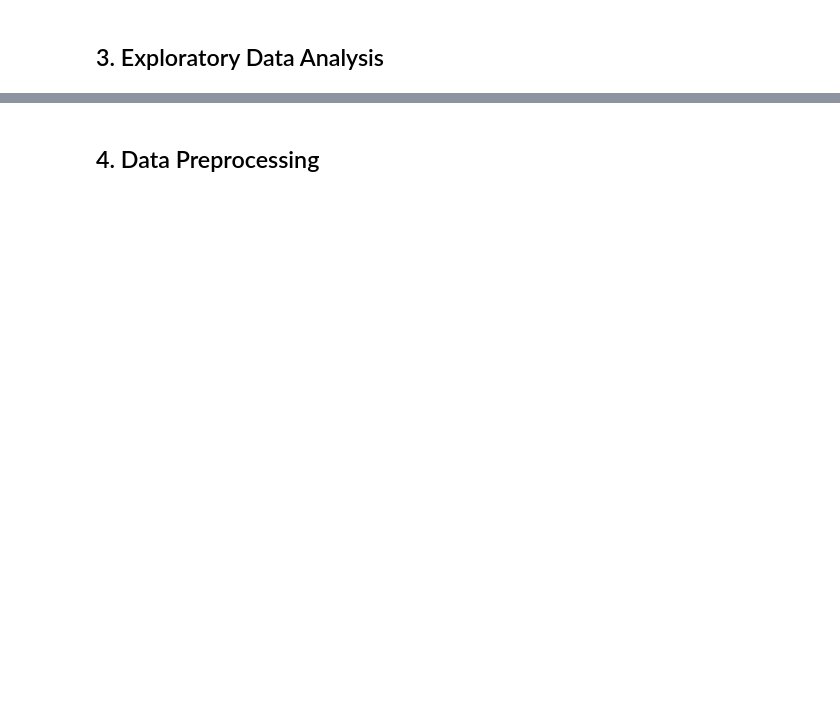
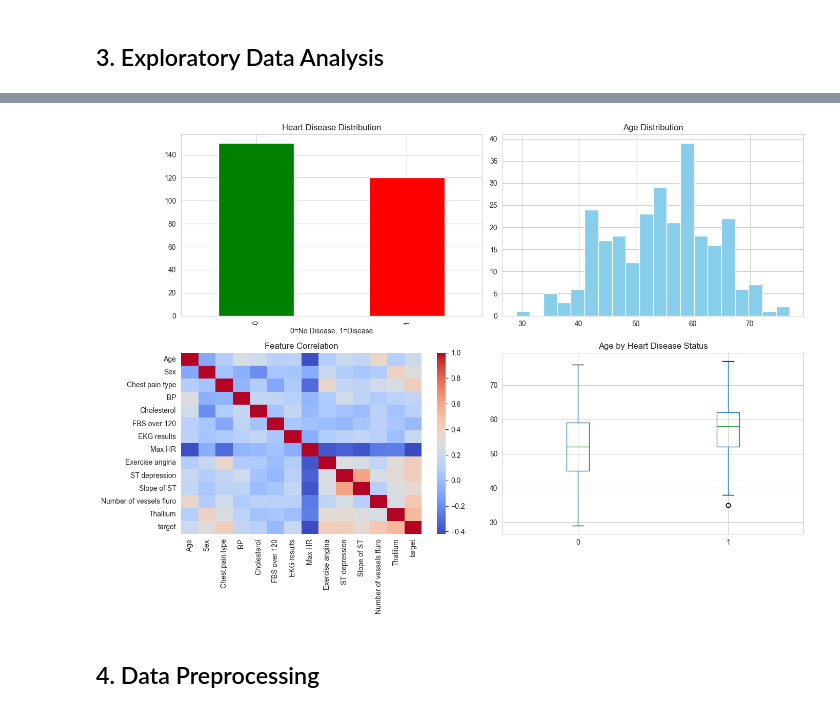
Before and after one commit to TanishqChavan10/Multiple_disease_Predictor, a Jupyter notebook: notebooks/03_Heart_Disease_Prediction.ipynb, the cells around one changed output, grey strips where cells are left out. Drawn from its saved outputs; the diff is of its cells as text; code cells hidden in the pictures; blank space fills up the shorter version.

```diff
--- a/notebooks/03_Heart_Disease_Prediction.ipynb
+++ b/notebooks/03_Heart_Disease_Prediction.ipynb
@@ -39,19 +41,12 @@ print("✓ Libraries imported!")
 **Dataset Source:** Heart disease dataset (UCI ML Repository / Kaggle)
 **Columns:** age, sex, cp, trestbps, chol, fbs, restecg, thalach, exang, oldpeak, slope, ca, thal, target
 # %%
-# TODO: Replace with actual dataset path
-# Common dataset: https://www.kaggle.com/datasets/johnsmith88/heart-disease-dataset
 
-# Example loading (uncomment and modify path):
-# df = pd.read_csv('path/to/heart_disease.csv')
-
-# For demonstration, create synthetic data structure
 print("Expected columns:")
 columns = ['age', 'sex', 'cp', 'trestbps', 'chol', 'fbs', 'restecg',
            'thalach', 'exang', 'oldpeak', 'slope', 'ca', 'thal', 'target']
 print(columns)
 
-# Load your dataset here:
-# df = pd.read_csv('your_heart_disease_data.csv')
-# display(df.head())
-# print(f"Dataset shape: {df.shape}")
+df = pd.read_csv('../Frontend/data/Heart_Disease_Prediction.csv')
+display(df.head())
+print(f"Dataset shape: {df.shape}")
@@ -70,27 +119,62 @@ print(columns)
 # %%
 # Visualizations
 # Uncomment when data is loaded:
-# fig, axes = plt.subplots(2, 2, figsize=(14, 10))
-#
-# # Target distribution
-# df['target'].value_counts().plot(kind='bar', ax=axes[0,0], color=['green', 'red'])
-# axes[0,0].set_title('Heart Disease Distribution')
-# axes[0,0].set_xlabel('0=No Disease, 1=Disease')
-#
-# # Age distribution
-# df['age'].hist(bins=20, ax=axes[0,1], color='skyblue')
-# axes[0,1].set_title('Age Distribution')
-#
-# # Correlation heatmap
-# sns.heatmap(df.corr(), annot=False, cmap='coolwarm', ax=axes[1,0])
-# axes[1,0].set_title('Feature Correlation')
-#
-# # Box plot for age by target
-# df.boxplot(column='age', by='target', ax=axes[1,1])
-# axes[1,1].set_title('Age by Heart Disease Status')
-#
-# plt.tight_layout()
-# plt.show()
+fig, axes = plt.subplots(2, 2, figsize=(14, 10))
+
+# Ensure a standardized 'target' column exists (0 = No disease, 1 = Disease)
+if 'target' not in df.columns:
+	if 'Heart Disease' in df.columns:
+		# Map common string labels to 0/1
+		df['target'] = df['Heart Disease'].map({'Presence': 1, 'Absence': 0})
+	else:
+		# Try other common variants (case-insensitive)
+		cols_lower = {c.lower(): c for c in df.columns}
+		if 'heart disease' in cols_lower:
+			colname = cols_lower['heart disease']
+			df['target'] = df[colname].map(lambda v: 1 if str(v).lower().startswith('pres') else 0 if str(v).lower().startswith('abs') else np.nan)
+		elif 'target' in cols_lower and cols_lower['target'] != 'target':
+			df['target'] = df[cols_lower['target']]
+		else:
+			# As a last resort try to convert any object column with two unique values to binary
+			obj_cols = df.select_dtypes(include='object').columns.tolist()
+			created = False
+			for c in obj_cols:
+				uniques = df[c].dropna().unique()
+				if len(uniques) == 2:
+					mapping = {uniques[0]: 1, uniques[1]: 0}
+					df['target'] = df[c].map(mapping)
+					created = True
+					break
+			if not created:
+				raise KeyError("Could not find or create a 'target' column. Expected 'target' or 'Heart Disease'.")
+
+# Target distribution
+df['target'].value_counts().sort_index().plot(kind='bar', ax=axes[0,0], color=['green', 'red'])
+axes[0,0].set_title('Heart Disease Distribution')
+axes[0,0].set_xlabel('0=No Disease, 1=Disease')
+
+# Age distribution (handle 'Age' or 'age')
+age_col = 'Age' if 'Age' in df.columns else 'age' if 'age' in df.columns else None
+if age_col is None:
+	raise KeyError("Could not find an 'Age' column (expected 'Age' or 'age').")
+df[age_col].hist(bins=20, ax=axes[0,1], color='skyblue')
+axes[0,1].set_title('Age Distribution')
+
+# Correlation heatmap (use numeric columns only)
+numeric_df = df.select_dtypes(include=[np.number])
+sns.heatmap(numeric_df.corr(), annot=False, cmap='coolwarm', ax=axes[1,0])
+axes[1,0].set_title('Feature Correlation')
+
+# Box plot for age by target
+df.boxplot(column=age_col, by='target', ax=axes[1,1])
+axes[1,1].set_title('Age by Heart Disease Status')
+axes[1,1].set_xlabel('')
+plt.suptitle('')  # remove automatic suptitle from boxplot
+
+plt.tight_layout()
+plt.show()
+# %% [output]
+[figure, added]
 # %% [markdown]
 ## 4. Data Preprocessing
 # %%
```
Also changed, not shown: parts of 22 cells of this notebook, 7 other files.
